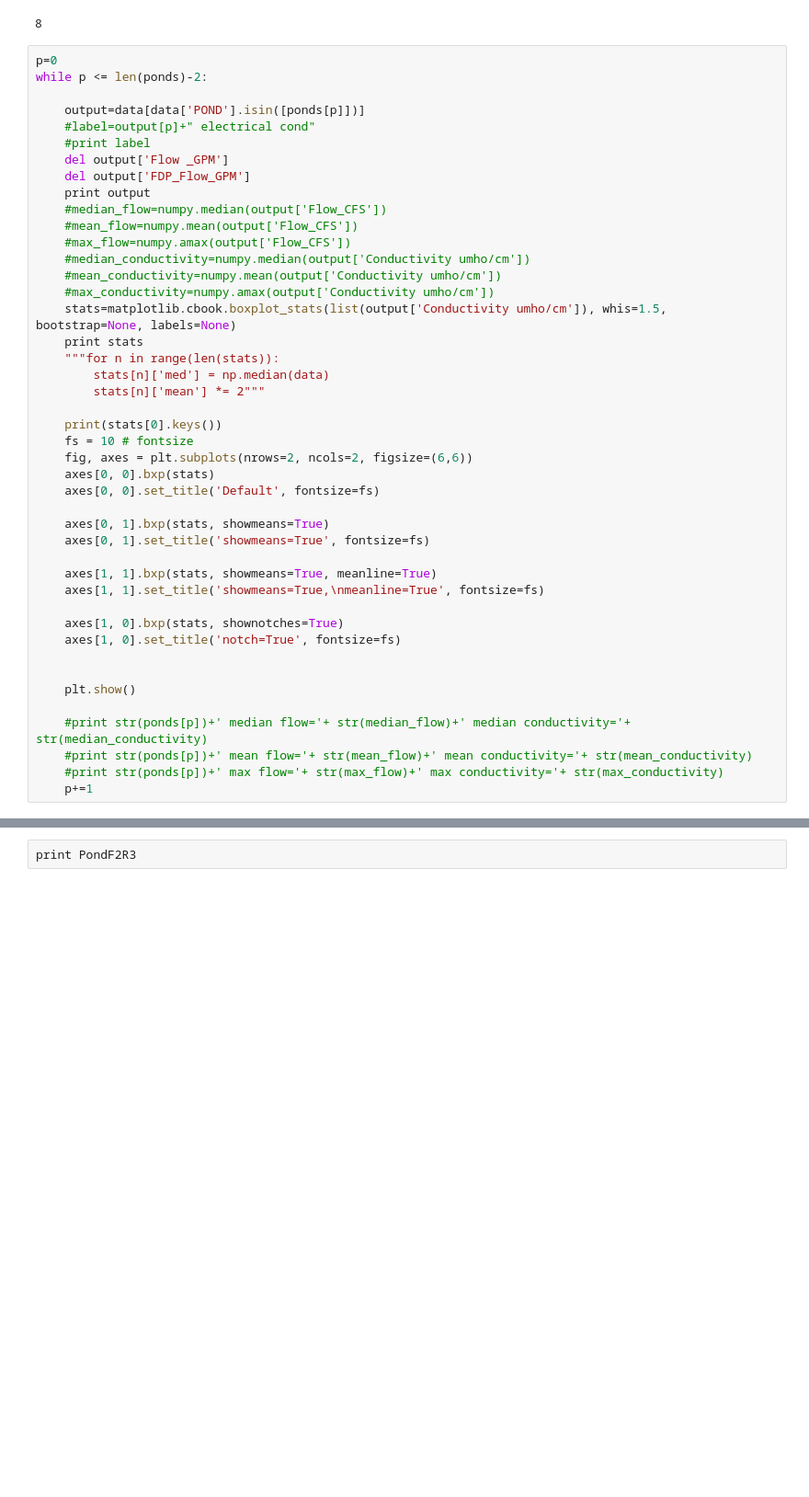
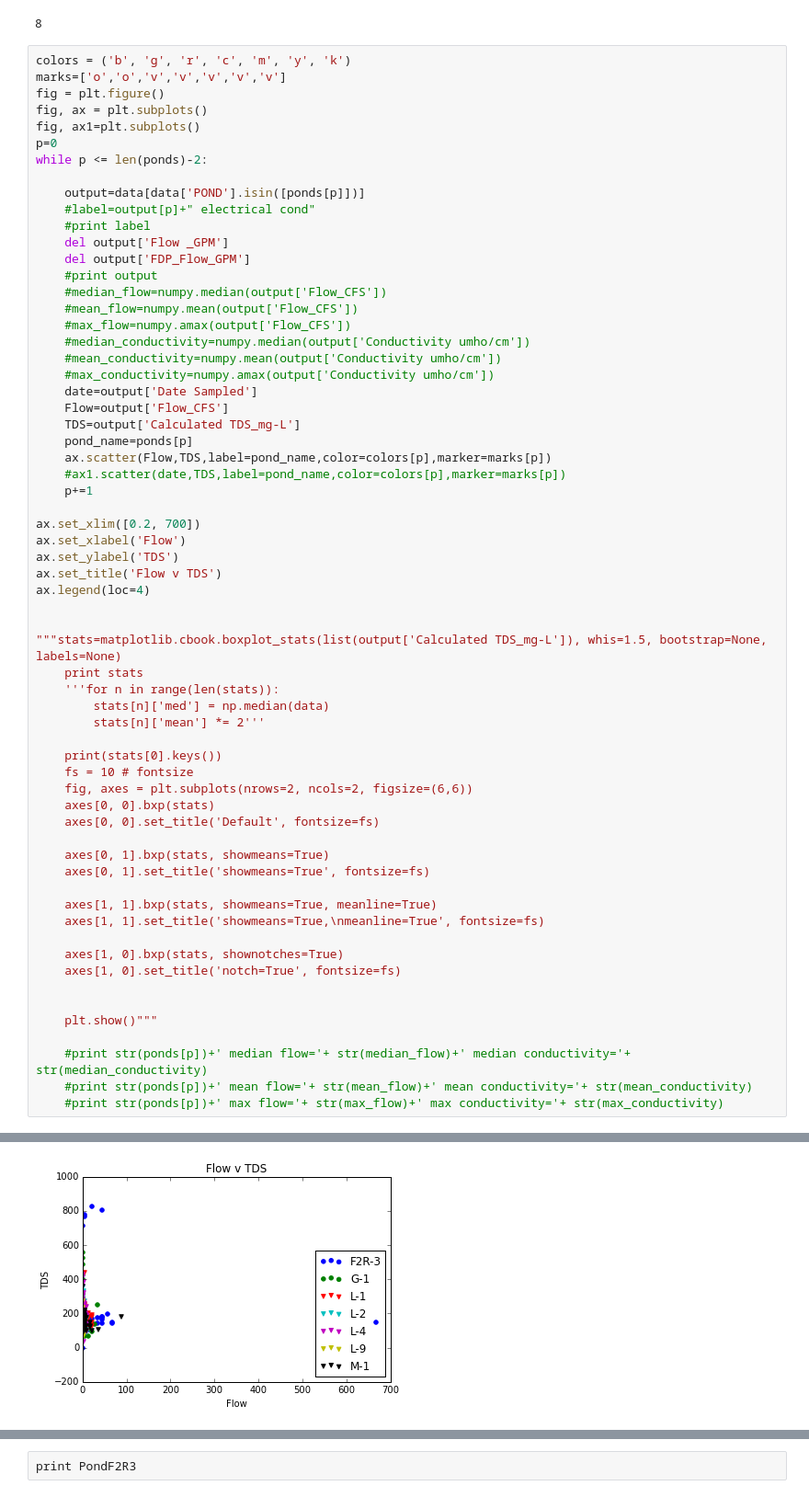
Before and after one commit to Lautte/Work-IPyNotebooks, a Jupyter notebook: Monticello-Winfield2014BondRelease_LTSM_Pond_Data.ipynb, the cells around one changed output, grey strips where cells are left out. Shown at 92% size. Drawn from its saved outputs; the diff is of its cells as text; blank space fills up the shorter version.

Commit message:
made the graph in MW2014 Ipython Notebook more colorful

```diff
--- a/Monticello-Winfield2014BondRelease_LTSM_Pond_Data.ipynb
+++ b/Monticello-Winfield2014BondRelease_LTSM_Pond_Data.ipynb
@@ -56,6 +59,11 @@ print len(ponds)
 # %% [output]
 8
 # %%
+colors = ('b', 'g', 'r', 'c', 'm', 'y', 'k')
+marks=['o','o','v','v','v','v','v']
+fig = plt.figure()
+fig, ax = plt.subplots()
+fig, ax1=plt.subplots()
 p=0
 while p <= len(ponds)-2:
 
@@ -64,18 +72,33 @@ while p <= len(ponds)-2:
     #print label
     del output['Flow _GPM']
     del output['FDP_Flow_GPM']
-    print output
+    #print output
     #median_flow=numpy.median(output['Flow_CFS'])
     #mean_flow=numpy.mean(output['Flow_CFS'])
     #max_flow=numpy.amax(output['Flow_CFS'])
     #median_conductivity=numpy.median(output['Conductivity umho/cm'])
     #mean_conductivity=numpy.mean(output['Conductivity umho/cm'])
     #max_conductivity=numpy.amax(output['Conductivity umho/cm'])
-    stats=matplotlib.cbook.boxplot_stats(list(output['Conductivity umho/cm']), whis=1.5, bootstrap=None, labels=None)
+    date=output['Date Sampled']
+    Flow=output['Flow_CFS']
+    TDS=output['Calculated TDS_mg-L']
+    pond_name=ponds[p]
+    ax.scatter(Flow,TDS,label=pond_name,color=colors[p],marker=marks[p])
+    #ax1.scatter(date,TDS,label=pond_name,color=colors[p],marker=marks[p])
+    p+=1
+
+ax.set_xlim([0.2, 700])
+ax.set_xlabel('Flow')
+ax.set_ylabel('TDS')
+ax.set_title('Flow v TDS')
+ax.legend(loc=4)
+
+
+"""stats=matplotlib.cbook.boxplot_stats(list(output['Calculated TDS_mg-L']), whis=1.5, bootstrap=None, labels=None)
     print stats
-    """for n in range(len(stats)):
+    '''for n in range(len(stats)):
         stats[n]['med'] = np.median(data)
-        stats[n]['mean'] *= 2"""
+        stats[n]['mean'] *= 2'''
 
     print(stats[0].keys())
     fs = 10 # fontsize
@@ -93,9 +116,9 @@ while p <= len(ponds)-2:
     axes[1, 0].set_title('notch=True', fontsize=fs)
 
 
-    plt.show()
+    plt.show()"""
 
     #print str(ponds[p])+' median flow='+ str(median_flow)+' median conductivity='+ str(median_conductivity)
     #print str(ponds[p])+' mean flow='+ str(mean_flow)+' mean conductivity='+ str(mean_conductivity)
     #print str(ponds[p])+' max flow='+ str(max_flow)+' max conductivity='+ str(max_conductivity)
-    p+=1
+# %% [output]
@@ -101,0 +127 @@ while p <= len(ponds)-2:
+[figure, added]
```
Also changed, not shown: parts of 2 cells of this notebook.
